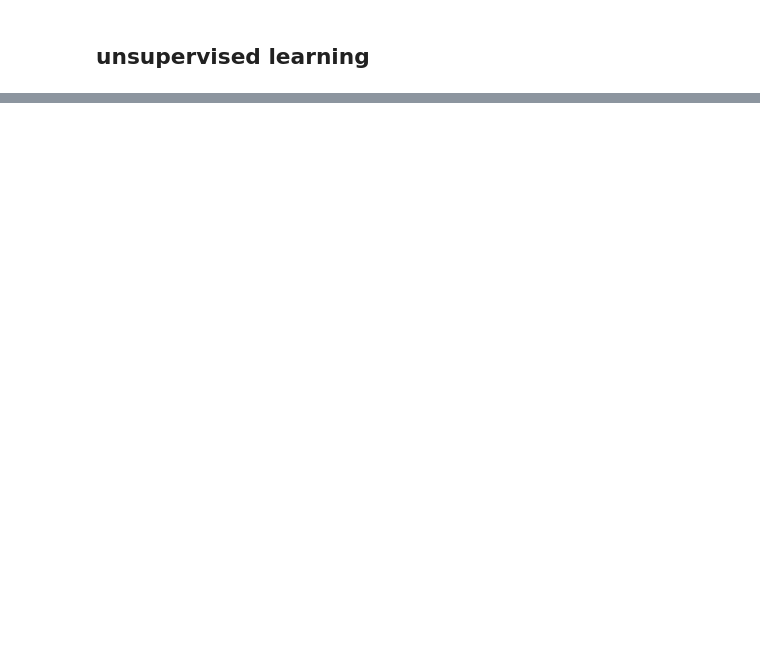
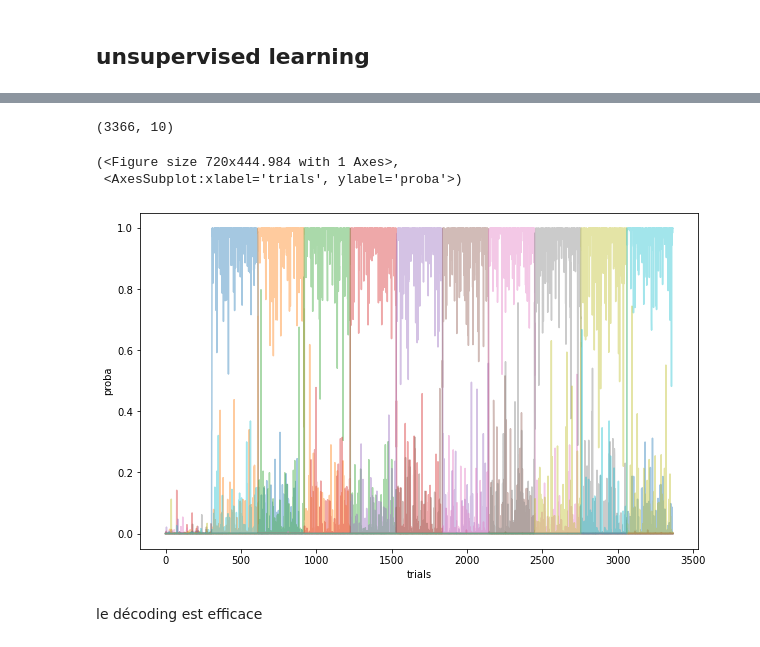
Before and after one commit to camillebesnainou/2022-01-10-polychrony, a Jupyter notebook: 2022-02-07-my-super-first-notebook.ipynb, the cells around one changed output, grey strips where cells are left out. Drawn from its saved outputs; the diff is of its cells as text; code cells hidden in the pictures; blank space fills up the shorter version.

```diff
--- a/2022-02-07-my-super-first-notebook.ipynb
+++ b/2022-02-07-my-super-first-notebook.ipynb
@@ -329,0 +390,8 @@ c.plot_out(outputs_)
+# %%
+with torch.no_grad():
+    outputs_0 = logistic_model(_b)
+    labels = outputs_0.argmin(dim=1)
+
+
+#labels = torch.Tensor.double(labels)
+#labels.shape, outputs_0.shape
@@ -329,0 +451,2 @@ c.plot_out(outputs_)
+# %%
+logistic_model_0, loss_0 = decod_data(_b, labels, verbose=True)
@@ -329,0 +471,14 @@ c.plot_out(outputs_)
+# %%
+outputss = logistic_model_0(_b)
+outputss = outputss.detach().numpy()
+# %% [output]
+(3366, 10)
+# %%
+c = coucou()
+c.plot_out(outputss)
+# %% [output]
+(<Figure size 720x444.984 with 1 Axes>,
+ <AxesSubplot:xlabel='trials', ylabel='proba'>)
+[figure, added]
+# %% [markdown]
+le décoding est efficace
```
Also changed, not shown: parts of 31 cells of this notebook.
